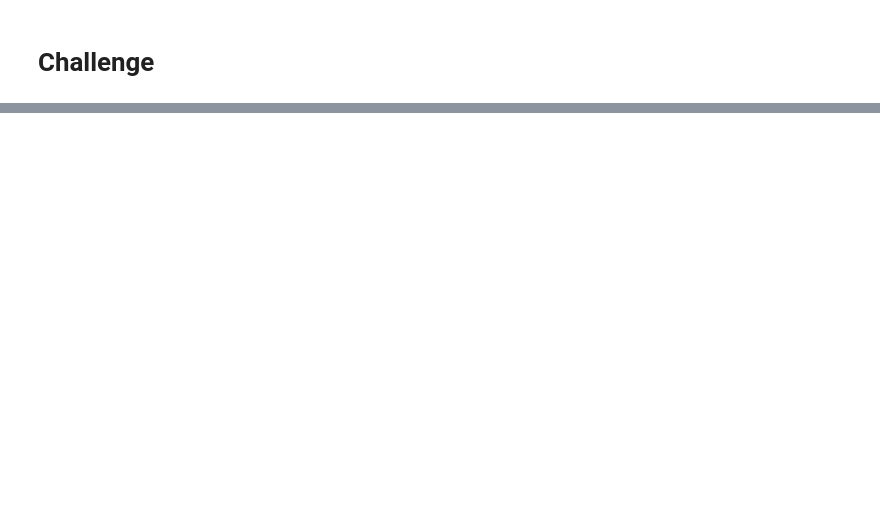
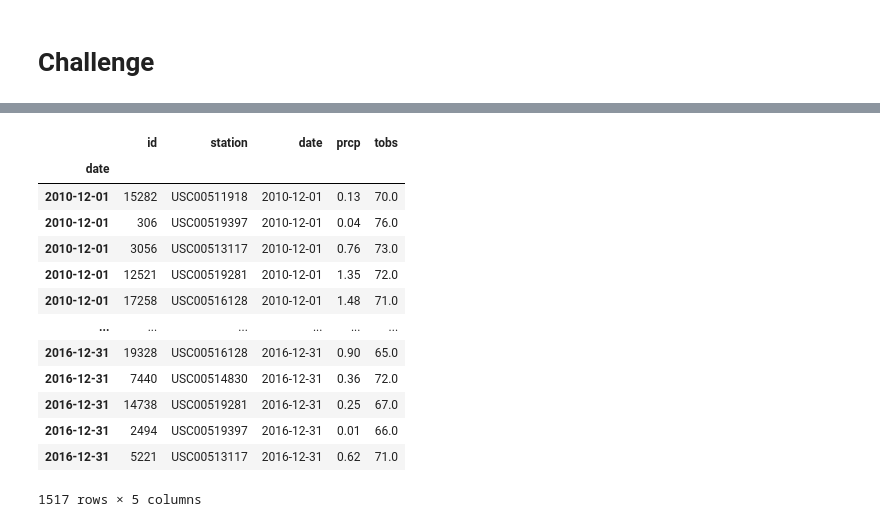
Before and after one commit to meiiscrazy/Surfs_Up, a Jupyter notebook: climate_analysis.ipynb, the cells around one changed output, grey strips where cells are left out. Drawn from its saved outputs; the diff is of its cells as text; code cells hidden in the pictures; blank space fills up the shorter version.

```diff
--- a/climate_analysis.ipynb
+++ b/climate_analysis.ipynb
@@ -145,0 +199,19 @@ def stats(start=None, end=None):
+# %%
+december_df = measurement.loc[pd.to_datetime(measurement['date']).dt.month == 12]
+# %%
+december_df
+# %% [output]
+|  | id | station | date | prcp | tobs |
+| date |  |  |  |  |  |
+| 2010-12-01 | 15282 | USC00511918 | 2010-12-01 | 0.13 | 70.0 |
+| 2010-12-01 | 306 | USC00519397 | 2010-12-01 | 0.04 | 76.0 |
+| 2010-12-01 | 3056 | USC00513117 | 2010-12-01 | 0.76 | 73.0 |
+| 2010-12-01 | 12521 | USC00519281 | 2010-12-01 | 1.35 | 72.0 |
+| 2010-12-01 | 17258 | USC00516128 | 2010-12-01 | 1.48 | 71.0 |
+| ... | ... | ... | ... | ... | ... |
+| 2016-12-31 | 19328 | USC00516128 | 2016-12-31 | 0.90 | 65.0 |
+| 2016-12-31 | 7440 | USC00514830 | 2016-12-31 | 0.36 | 72.0 |
+| 2016-12-31 | 14738 | USC00519281 | 2016-12-31 | 0.25 | 67.0 |
+| 2016-12-31 | 2494 | USC00519397 | 2016-12-31 | 0.01 | 66.0 |
+| 2016-12-31 | 5221 | USC00513117 | 2016-12-31 | 0.62 | 71.0 |
+1517 rows × 5 columns
```
Also changed, not shown: parts of 17 cells of this notebook, 5 other files.
